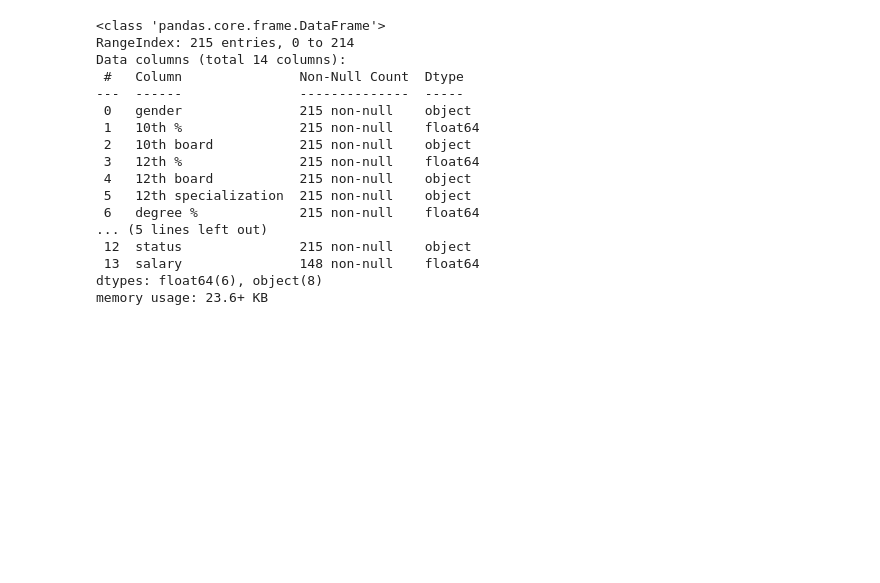
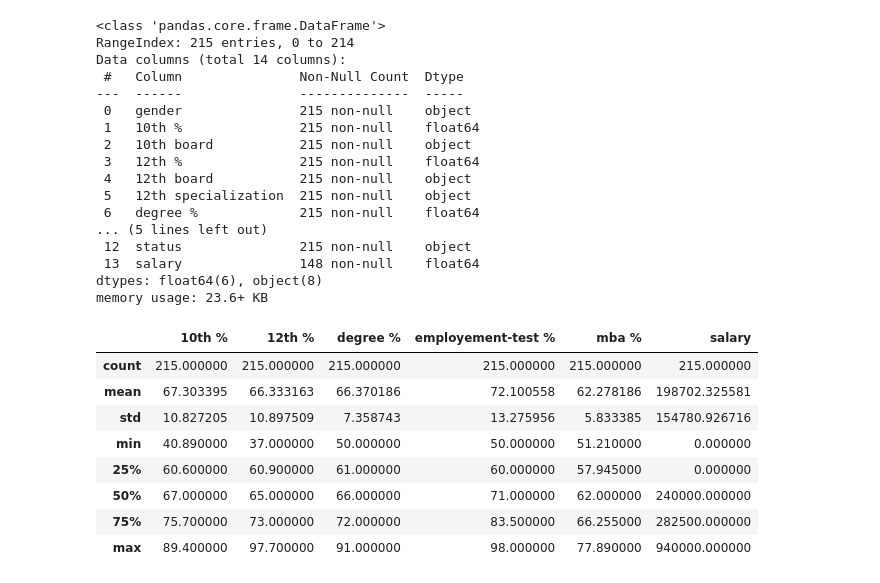
Before and after one commit to Jaiganesh-MK/Placement-analysis, a Jupyter notebook: placement.ipynb, the cells around one changed output. Saved outputs shown, nothing was run; the diff lists cells and outputs as text; code cells hidden in the pictures; blank space fills up the shorter version.

```diff
--- a/placement.ipynb
+++ b/placement.ipynb
@@ -92,0 +113,12 @@ memory usage: 23.6+ KB
+# %%
+df.describe()
+# %% [output]
+|  | 10th % | 12th % | degree % | employement-test % | mba % | salary |
+| count | 215.000000 | 215.000000 | 215.000000 | 215.000000 | 215.000000 | 215.000000 |
+| mean | 67.303395 | 66.333163 | 66.370186 | 72.100558 | 62.278186 | 198702.325581 |
+| std | 10.827205 | 10.897509 | 7.358743 | 13.275956 | 5.833385 | 154780.926716 |
+| min | 40.890000 | 37.000000 | 50.000000 | 50.000000 | 51.210000 | 0.000000 |
+| 25% | 60.600000 | 60.900000 | 61.000000 | 60.000000 | 57.945000 | 0.000000 |
+| 50% | 67.000000 | 65.000000 | 66.000000 | 71.000000 | 62.000000 | 240000.000000 |
+| 75% | 75.700000 | 73.000000 | 72.000000 | 83.500000 | 66.255000 | 282500.000000 |
+| max | 89.400000 | 97.700000 | 91.000000 | 98.000000 | 77.890000 | 940000.000000 |
```
Also changed, not shown: parts of 16 cells of this notebook.
